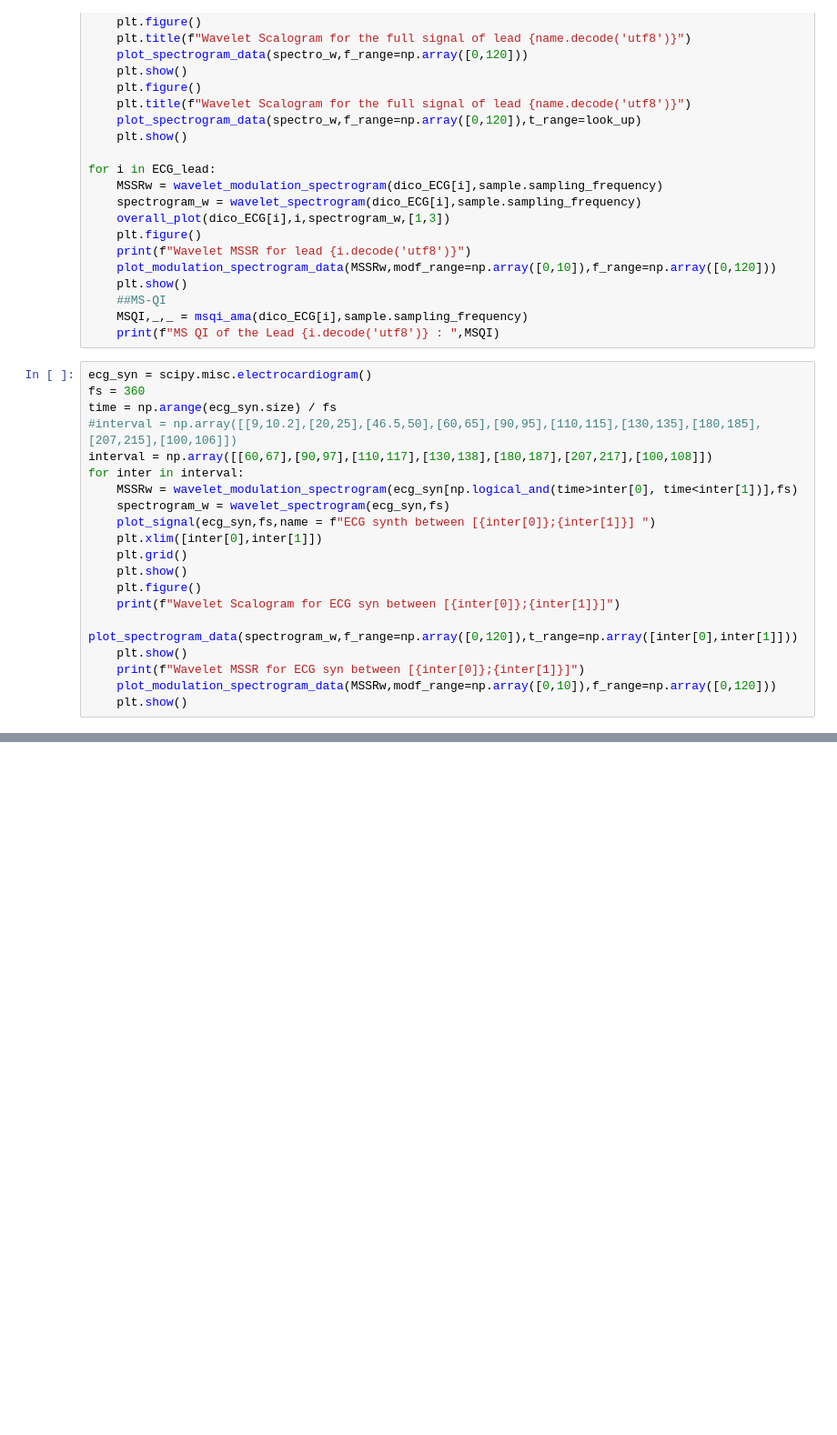
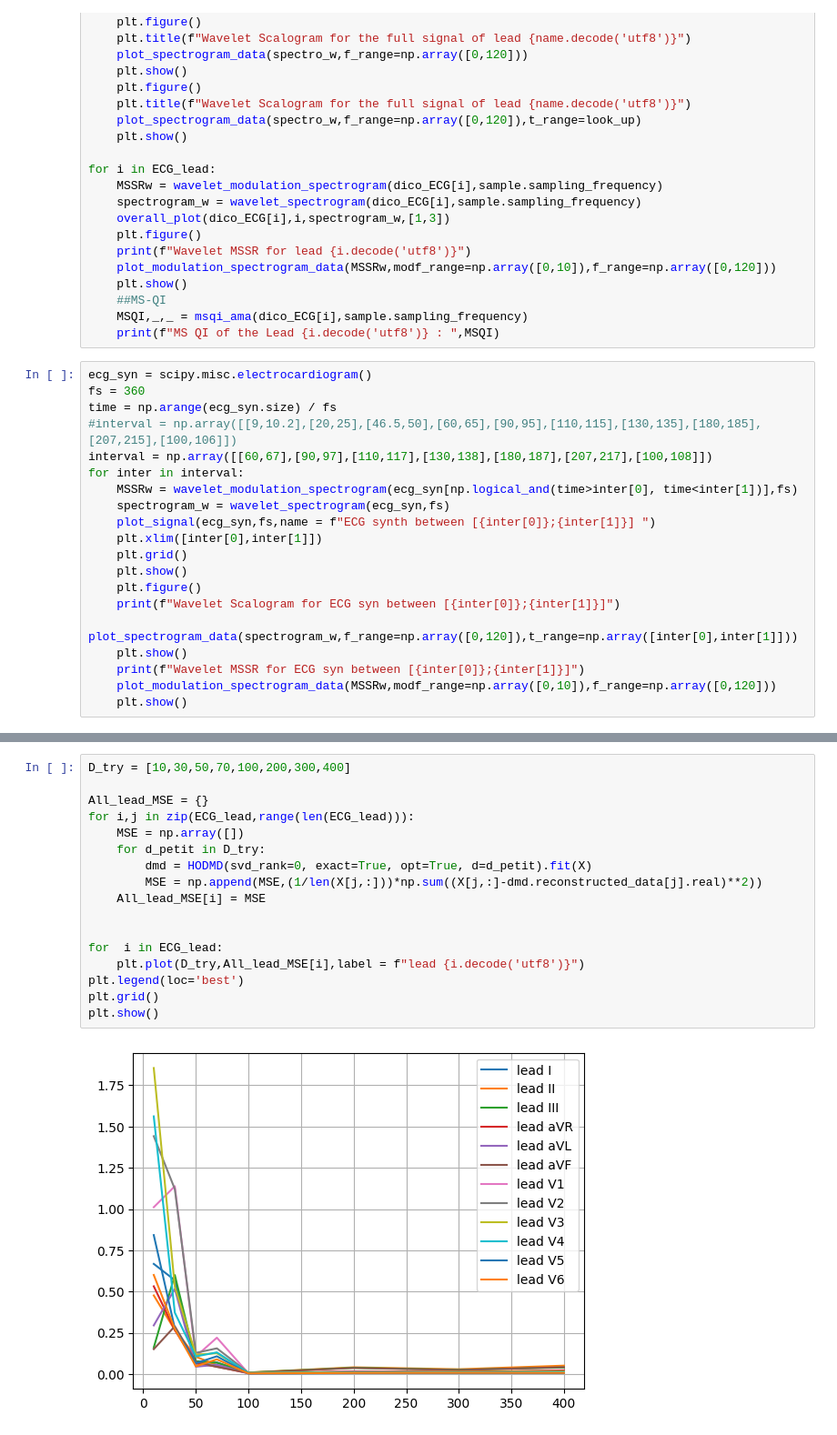
Before and after one commit to CBergerEPFL/maitrise, a Jupyter notebook: test_sample.ipynb, the cells around one changed output, grey strips where cells are left out. Shown at 91% size. Drawn from its saved outputs; the diff is of its cells as text; blank space fills up the shorter version.

```diff
--- a/test_sample.ipynb
+++ b/test_sample.ipynb
@@ -1936,0 +2042,19 @@ for inter in interval:
+# %%
+D_try = [10,30,50,70,100,200,300,400]
+
+All_lead_MSE = {}
+for i,j in zip(ECG_lead,range(len(ECG_lead))):
+    MSE = np.array([])
+    for d_petit in D_try:
+        dmd = HODMD(svd_rank=0, exact=True, opt=True, d=d_petit).fit(X)
+        MSE = np.append(MSE,(1/len(X[j,:]))*np.sum((X[j,:]-dmd.reconstructed_data[j].real)**2))
+    All_lead_MSE[i] = MSE
+
+
+for  i in ECG_lead:
+    plt.plot(D_try,All_lead_MSE[i],label = f"lead {i.decode('utf8')}")
+plt.legend(loc='best')
+plt.grid()
+plt.show()
+# %% [output]
+[figure, added]
```
Also changed, not shown: parts of 6 cells of this notebook.
